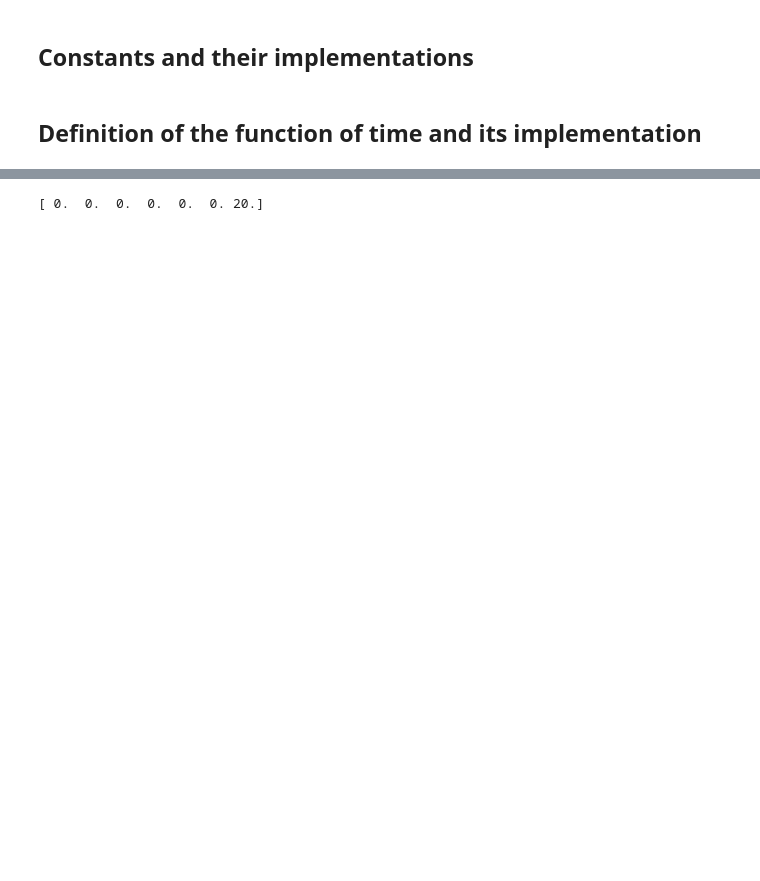
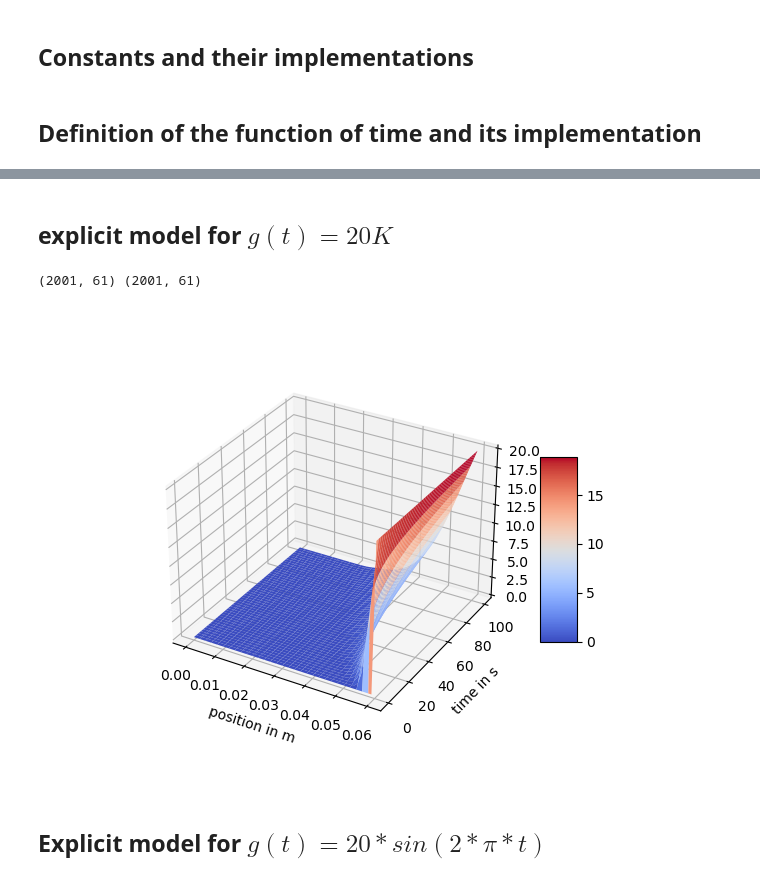
Before and after one commit to Ljcordey/Numerik-praktikum, a Jupyter notebook: projekt-numerik.ipynb, the cells around one changed output, grey strips where cells are left out. Drawn from its saved outputs; the diff is of its cells as text; code cells hidden in the pictures; blank space fills up the shorter version.

```diff
--- a/projekt-numerik.ipynb
+++ b/projekt-numerik.ipynb
@@ -10,8 +11,11 @@ import constants as cst
 # %%
 # delta's discretisation
 
-delta_t = 0.5
-delta_r = 0.01
+# Time Delta
+delta_t = 0.05
+#spatial Delta
+delta_r = 0.001
+#delta_t = delta_r**2/2
 n = 4
 
 def t_i(i):
@@ -72,7 +69,7 @@ def Lambda(dist):
 # %% [markdown]
 ## Definition of the function of time and its implementation
 # %%
-Gt=20
+Gt=20 # for the first case, where the T(t,R) = g(t)=20 K
 n = int(cst.size_rhor/delta_r)
-time =int(100 / delta_t)
+time_size = int(100 / delta_t)
 # %% [markdown]
@@ -85,11 +91,11 @@ for $u_j = \frac{\Delta t}{r_j}k_j$ and $k_j = \frac{\lambda _j}{Cp_{j} \rho _j}
+# %% [markdown]
+## explicit model for $g(t) = 20 K$
 # %%
-T = np.zeros([time+1,n+1])
-T[0, :] = 0
-T[0, n] = Gt
+T = np.zeros([time_size+1,n+1])
+T[0, :] = 0 #Anfangsbedigungen
+T[0, n] = Gt #Dirichlet condition
 
-print(T[0,:])
-
-for i in range(0,time):
+for i in range(0,time_size):
 
     T[i][n] = Gt
 
@@ -105,7 +111,28 @@ for i in range(0,time):
 
         T[i+1][j] = u_j*r/(delta_r**2)*A + (1-u_j*(1/delta_r + 2*r/delta_r**2))*B + u_j*(1/delta_r + r/delta_r**2)*C
 
-    T[i+1, 0] = T[i+1, 1]
+    T[i+1, 0] = T[i+1, 1] #Neumann condition
     T[i+1, n] = Gt
+
+T1 = T
-# %% [output]
-[ 0.  0.  0.  0.  0.  0. 20.]
+# %%
+# Graphische Darstellung
+x = np.array(range(n+1))*delta_r
+t = np.array(range(time_size+1))*delta_t
+
+xA, tA = np.meshgrid(x, t)
+print(tA.shape, xA.shape)
+
+# Plot the surface.
+fig1, ax1 = plt.subplots(subplot_kw={"projection": "3d"}, num=1)
+surf = ax1.plot_surface(xA, tA, T1,cmap=cm.coolwarm)
+fig1.colorbar(surf, shrink=0.5, aspect=5)
+ax1.set_xlabel('position in m')
+ax1.set_ylabel('time in s')
+ax1.set_zlabel('temperature in K')
+plt.show(fig1)
+# %% [output]
+(2001, 61) (2001, 61)
+[figure, added]
+# %% [markdown]
+## Explicit model for $g(t) = 20*sin(2*\pi*t)$
```
Also changed, not shown: parts of 20 cells of this notebook, 2 other files.
